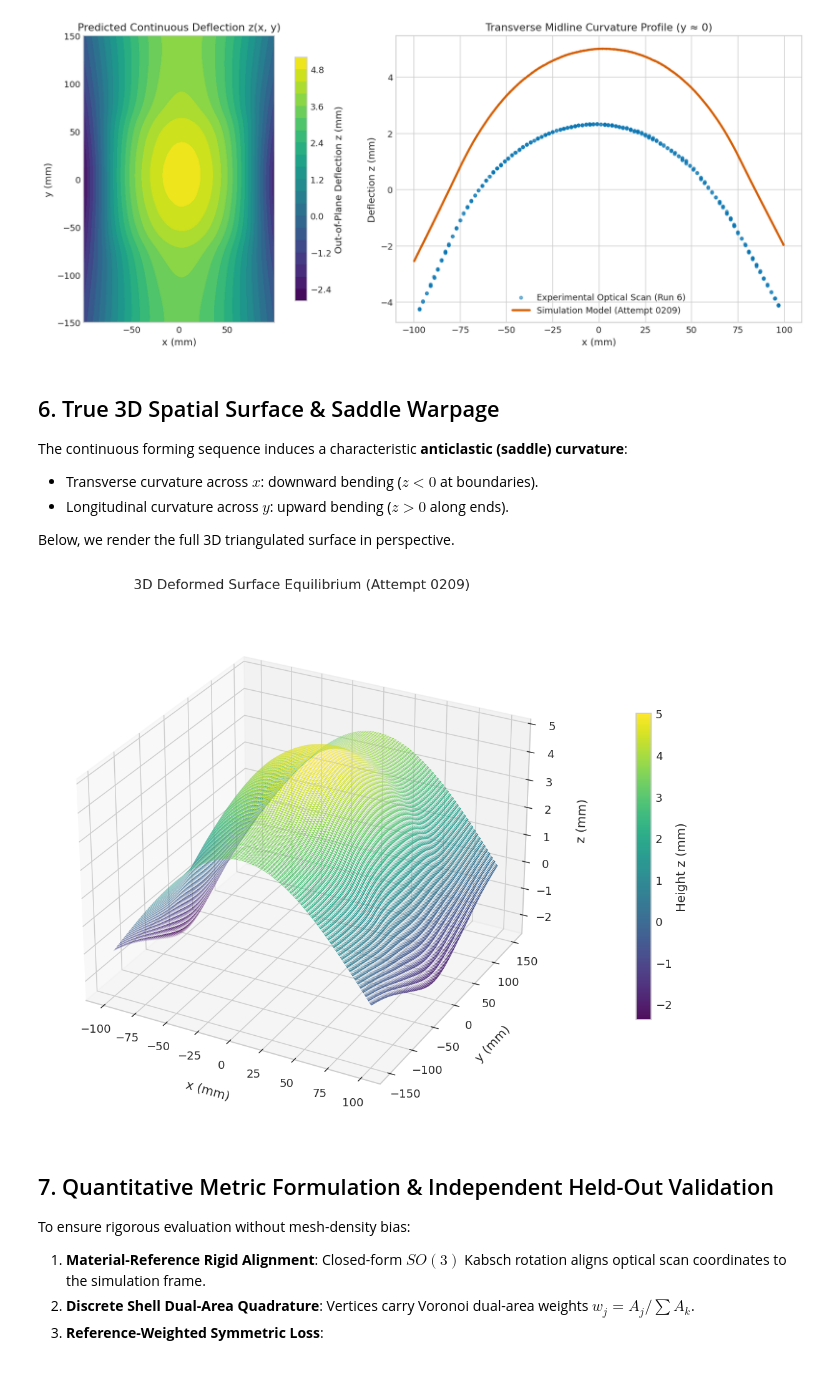
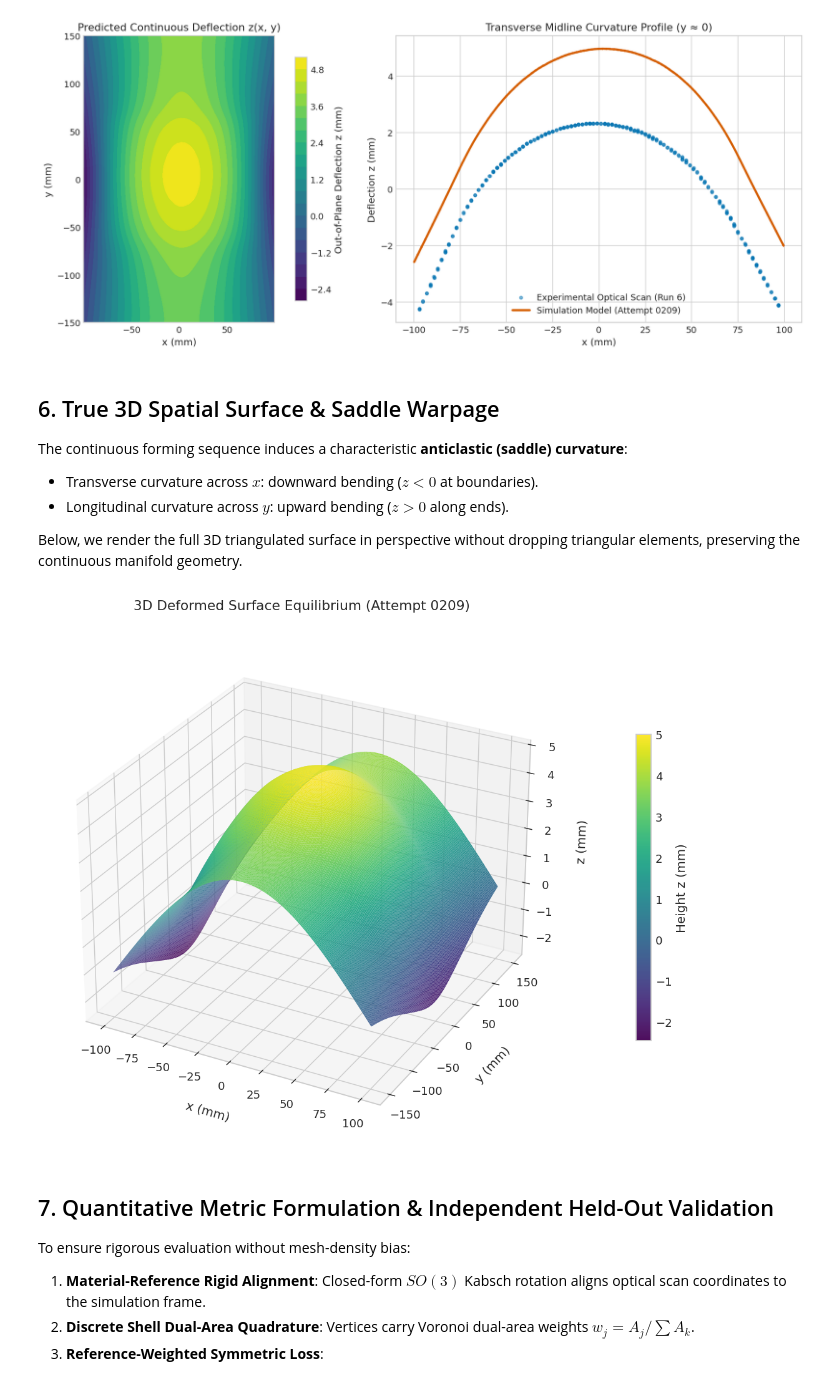
Before and after one commit to hwkwon1114/PSM2025, a Jupyter notebook: notebooks/demo_zigzag_calibration.ipynb, the cells around one changed output. Drawn from its saved outputs; the diff is of its cells as text; code cells hidden in the pictures.

```diff
--- a/notebooks/demo_zigzag_calibration.ipynb
+++ b/notebooks/demo_zigzag_calibration.ipynb
@@ -312,35 +374,34 @@ The continuous forming sequence induces a characteristic **anticlastic (saddle)
 - Transverse curvature across $x$: downward bending ($z < 0$ at boundaries).
 - Longitudinal curvature across $y$: upward bending ($z > 0$ along ends).
 
-Below, we render the full 3D triangulated surface in perspective.
+Below, we render the full 3D triangulated surface in perspective without dropping triangular elements, preserving the continuous manifold geometry.
 # %%
 fig = plt.figure(figsize=(10, 7))
 ax3d = fig.add_subplot(111, projection='3d')
 
-# Subsample faces for responsive interactive 3D rendering
-stride = 2
+# Render full continuous watertight manifold surface
 surf = ax3d.plot_trisurf(
     verts[:, 0], verts[:, 1], verts[:, 2],
-    triangles=faces[::stride],
+    triangles=faces,
     cmap='viridis',
     edgecolor='none',
     alpha=0.95,
     antialiased=True
 )
 
 cbar = fig.colorbar(surf, ax=ax3d, shrink=0.6, pad=0.1)
 cbar.set_label("Height z (mm)")
 
 ax3d.view_init(elev=28, azim=-62)
 ax3d.set_title("3D Deformed Surface Equilibrium (Attempt 0209)", pad=20)
 ax3d.set_xlabel("x (mm)", labelpad=10)
 ax3d.set_ylabel("y (mm)", labelpad=10)
 ax3d.set_zlabel("z (mm)", labelpad=10)
 
 plt.tight_layout()
 plt.show()
 # %% [output]
-[figure, old version]
+[figure, new version]
 # %% [markdown]
 ## 7. Quantitative Metric Formulation & Independent Held-Out Validation
 To ensure rigorous evaluation without mesh-density bias:
```
Also changed, not shown: parts of 8 cells of this notebook, 16 other files.
